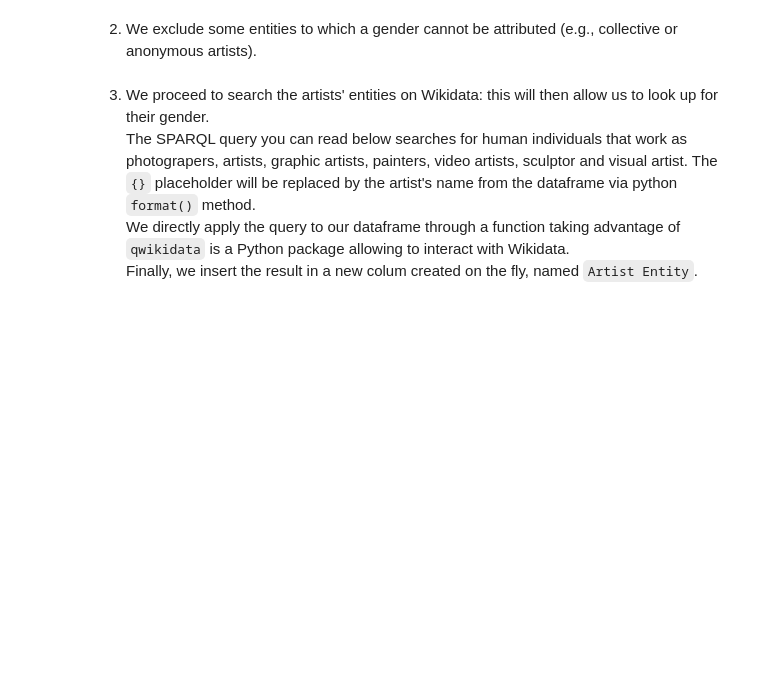
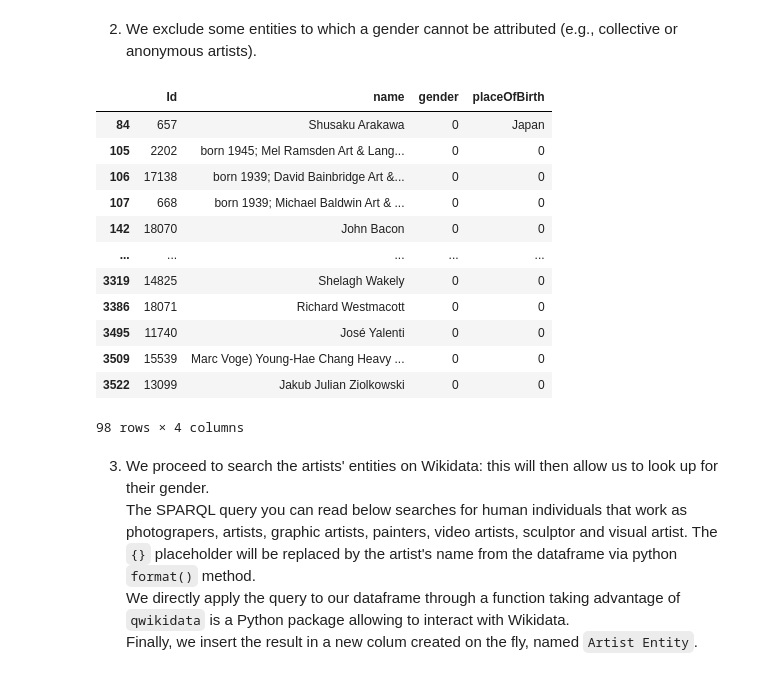
Before and after one commit to Fran-cesca/Art, a Jupyter notebook: Final.ipynb, the cells around one changed output. Saved outputs shown, nothing was run; the diff lists cells and outputs as text; code cells hidden in the pictures; blank space fills up the shorter version.

```diff
--- a/Final.ipynb
+++ b/Final.ipynb
@@ -330,7 +348,7 @@ Since Tate dataset lacks of some gender information, we took advantage of Wikida
 # %% [markdown]
 1. We create a subset of the dataframe containing all and only the the rows in which the gender information is missing.
 # %%
-Tate_to_integrate = Tate_artists[Tate_artists['gender'].isna()]
+Tate_to_integrate = Tate_artists[Tate_artists['gender']== '0']
 # %% [markdown]
 2. We exclude some entities to which a gender cannot be attributed (e.g., collective or anonymous artists).
 # %%
@@ -363,6 +381,23 @@ Tate_to_integrate = Tate_to_integrate[Tate_to_integrate['name'] != 'T R Uthco (D
 Tate_to_integrate = Tate_to_integrate[Tate_to_integrate['name'] != 'Art & Language (Ian Burn, 1939-1993; Mel Ramsden, born 1944)']
 Tate_to_integrate = Tate_to_integrate[Tate_to_integrate['name'] != 'Unknown']
 Tate_to_integrate = Tate_to_integrate[Tate_to_integrate['name'] != 'Young-Hae Chang Heavy Industries (Young-Hae Chang, Marc Voge)']
+# %%
+display(Tate_to_integrate)
+Tate_to_integrate.to_csv('BO.csv')
+# %% [output]
+|  | Id | name | gender | placeOfBirth |
+| 84 | 657 | Shusaku Arakawa | 0 | Japan |
+| 105 | 2202 | born 1945; Mel Ramsden Art & Lang... | 0 | 0 |
+| 106 | 17138 | born 1939; David Bainbridge Art &... | 0 | 0 |
+| 107 | 668 | born 1939; Michael Baldwin Art & ... | 0 | 0 |
+| 142 | 18070 | John Bacon | 0 | 0 |
+| ... | ... | ... | ... | ... |
+| 3319 | 14825 | Shelagh Wakely | 0 | 0 |
+| 3386 | 18071 | Richard Westmacott | 0 | 0 |
+| 3495 | 11740 | José Yalenti | 0 | 0 |
+| 3509 | 15539 | Marc Voge) Young-Hae Chang Heavy ... | 0 | 0 |
+| 3522 | 13099 | Jakub Julian Ziolkowski | 0 | 0 |
+98 rows × 4 columns
 # %% [markdown]
 3. We proceed to search the artists' entities on Wikidata: this will then allow us to look up for their gender.<br>
 The SPARQL query you can read below searches for human individuals that work as photograpers, artists, graphic artists, painters, video artists, sculptor and visual artist. The `{}` placeholder will be replaced by the artist's name from the dataframe via python `format()` method.<br>
```
Also changed, not shown: parts of 13 cells of this notebook, 1 other file.
